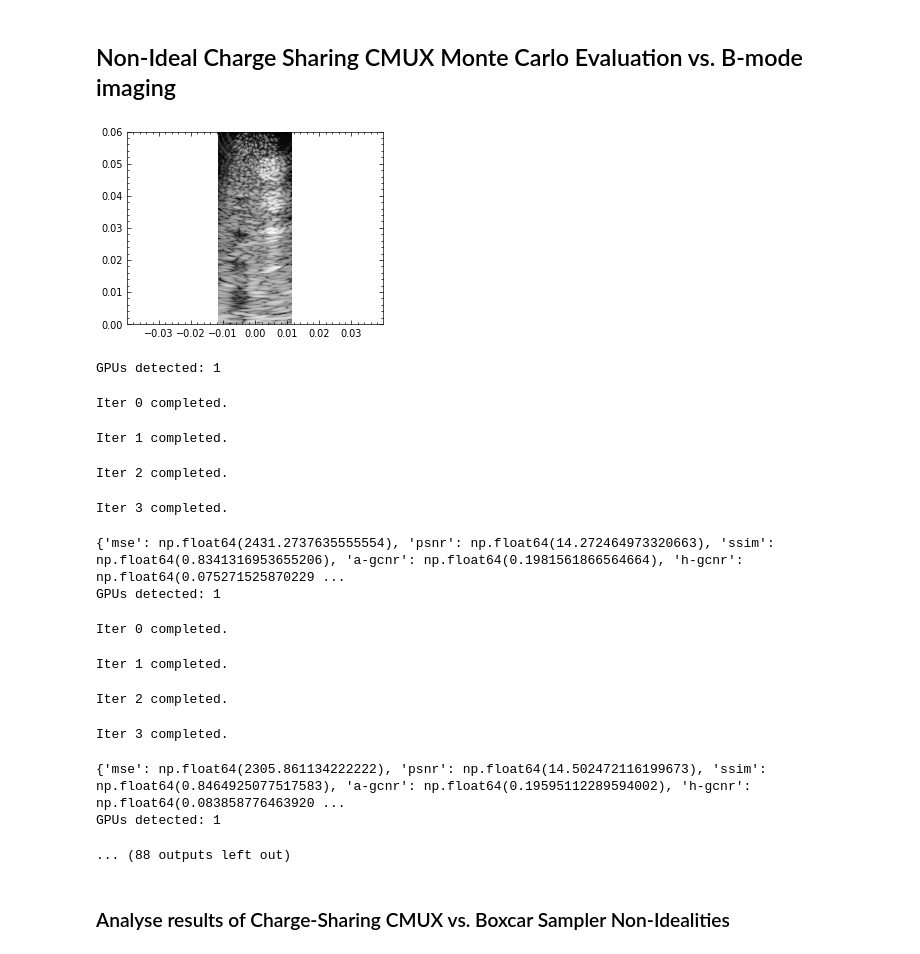
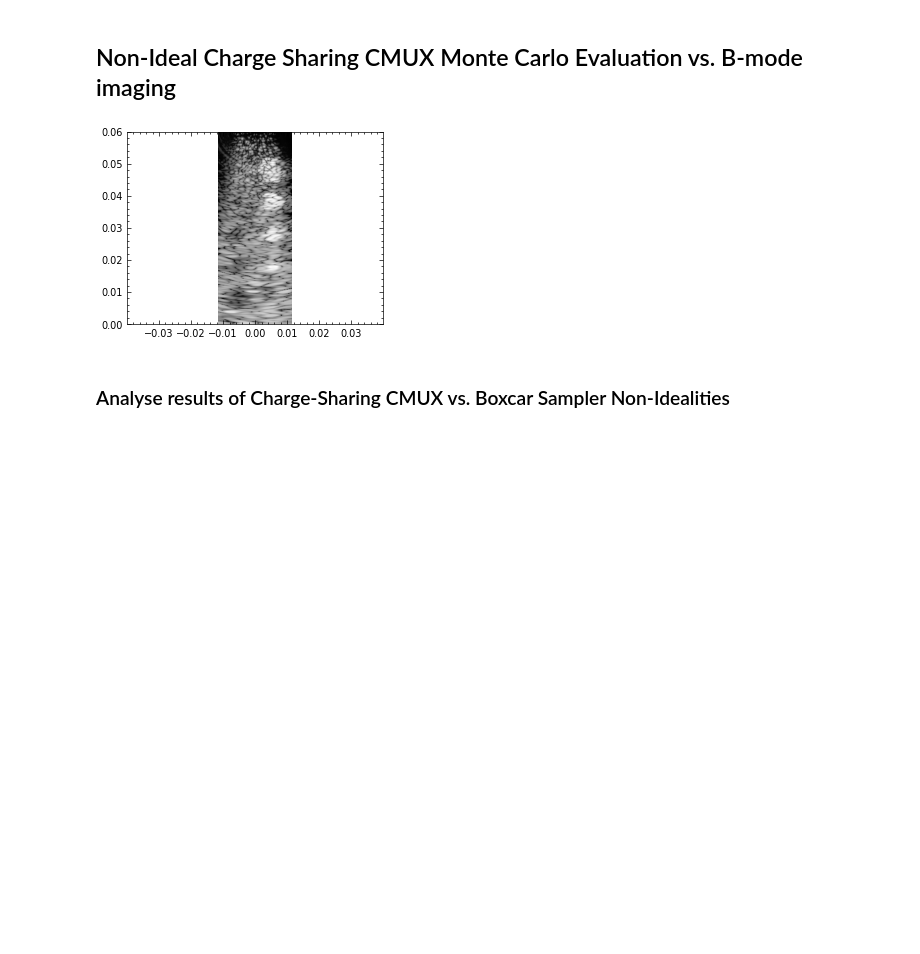
Before and after one commit to das-dias/us_uoc_afe_evaluation, a Jupyter notebook: matched_differential_afe_charge_sharing_cmux_monte_carlo_eval.ipynb, the cells around one changed output. Drawn from its saved outputs; the diff is of its cells as text; code cells hidden in the pictures; blank space fills up the shorter version.

Commit message:
Updates to the last figure

```diff
--- a/matched_differential_afe_charge_sharing_cmux_monte_carlo_eval.ipynb
+++ b/matched_differential_afe_charge_sharing_cmux_monte_carlo_eval.ipynb
@@ -919,17 +919,17 @@ def matched_differential_charge_sharing_cmux(
 
   # Add Clock feedthrough
   clock_feedthrough_factor = config.get('clock_feedthrough_factor', 0.0)
-  base_noise = np.random.randn(*A.shape)
-  independent_noise1 = np.random.randn(*A.shape)
-  independent_noise2 = np.random.randn(*A.shape)
+  base_noise = np.random.randn(X.shape[-1])
+  independent_noise1 = np.random.randn(X.shape[-1])
+  independent_noise2 = np.random.randn(X.shape[-1])
   X += 1.0 * clock_feedthrough_factor * (np.sqrt(correlation) * base_noise + np.sqrt(1 - correlation) * independent_noise1)
   Xn += 1.0 * clock_feedthrough_factor * (np.sqrt(correlation) * base_noise + np.sqrt(1 - correlation) * independent_noise2)
   # Add Charge Injection
   charge_injection_factor = config.get('charge_injection_factor', 0.0)
   clock_feedthrough_factor = config.get('clock_feedthrough_factor', 0.0)
-  base_noise = np.random.randn(*A.shape)
-  independent_noise1 = np.random.randn(*A.shape)
-  independent_noise2 = np.random.randn(*A.shape)
+  base_noise = np.random.randn(X.shape[-1])
+  independent_noise1 = np.random.randn(X.shape[-1])
+  independent_noise2 = np.random.randn(X.shape[-1])
   X += (1.0 - np.abs(X)) * charge_injection_factor * (np.sqrt(correlation) * base_noise + np.sqrt(1 - correlation) * independent_noise1)
   Xn += (1.0 - np.abs(Xn)) * charge_injection_factor * (np.sqrt(correlation) * base_noise + np.sqrt(1 - correlation) * independent_noise2)
   # Add Gain Error Due to Incomplete Settling
@@ -1041,7 +1041,7 @@ from scipy.signal import gausspulse
 
 plt.rcParams['text.usetex'] = False
 
-MC_ITERATIONS = 50
+MC_ITERATIONS = 40
 MC_NUM_POINTS = 10
 
 cscmux_monte_carlo_config = {
@@ -1205,48 +1205,34 @@ if RUN_CHARGE_SHARING_CMUX_EVALUATION_ROUTINE:
             for r in X_hat:
                 IQ.append(pymust.rf2iq(r,param.fs,param.fc))
             bIQ = np.zeros((*xi.shape, len(txdel_planar)), dtype = np.complex64)  #% this array will contain the 21 I/Q images
             for k, t in enumerate(txdel_planar):
                 param.TXdelay = t
                 bIQ[:,:,k] = (pymust.dasmtx(IQ[k], xi,zi, param) @ IQ[k].flatten(order = 'F')).reshape(xi.shape,order = 'F')
             cIQ = np.sum(bIQ,2) # this is the compound beamformed I/Q
             Imeas = pymust.bmode(cIQ,40); #log-compressed image
             Imeasfiltered = denoise_bilateral(Imeas, sigma_color=0.08, sigma_spatial=10)
 
             ax[paridx,validx].imshow(Imeasfiltered, cmap = 'gist_gray', extent = [xi[0,0], xi[0,-1], zi[0,0], zi[-1,-1]])
             #ax[paridx,validx].set_axis('equal')
 
 
             results_img_eval_raw = img_evaluator.evaluate(Imeas)
             results_img_eval = {k:v for k,v in results_img_eval_raw.items() if k != "gcnr"}
             results_img_eval['a-gcnr'], results_img_eval['h-gcnr'] = results_img_eval_raw['gcnr']
             results_img_eval.update(cscmux_config)
             print(results_img_eval)
             if current_iteration == 1:
                 with open(dir + 'mc_results_matched_differential_cs_cmux_nonideal.csv', 'a') as fp:
                     fp.write(','.join([k for k in  results_img_eval.keys()])+'\n')
             #print(results_db_row)
             with open(dir + 'mc_results_matched_differential_cs_cmux_nonideal.csv', 'a') as fp:
                 fp.write(','.join([str(k) for k in  results_img_eval.values()])+'\n')
 
             current_iteration += 1
 #fig.tight_layout()
 #fig.savefig(savedir + f'diff_cs_cmux_{parameter}_{validx}.pdf', dpi=300)
 # %% [output]
-[figure, old version]
+[figure, new version]
-GPUs detected: 1
-Iter 0 completed.
-Iter 1 completed.
-Iter 2 completed.
-Iter 3 completed.
-{'mse': np.float64(2431.2737635555554), 'psnr': np.float64(14.272464973320663), 'ssim': np.float64(0.8341316953655206), 'a-gcnr': np.float64(0.1981561866564664), 'h-gcnr': np.float64(0.075271525870229 ...
-GPUs detected: 1
-Iter 0 completed.
-Iter 1 completed.
-Iter 2 completed.
-Iter 3 completed.
-{'mse': np.float64(2305.861134222222), 'psnr': np.float64(14.502472116199673), 'ssim': np.float64(0.8464925077517583), 'a-gcnr': np.float64(0.19595112289594002), 'h-gcnr': np.float64(0.083858776463920 ...
-GPUs detected: 1
-... (88 outputs left out)
 # %% [markdown]
 ### Analyse results of Charge-Sharing CMUX vs. Boxcar Sampler Non-Idealities
 # %%
```
Also changed, not shown: parts of 3 cells of this notebook, 3 other files.
